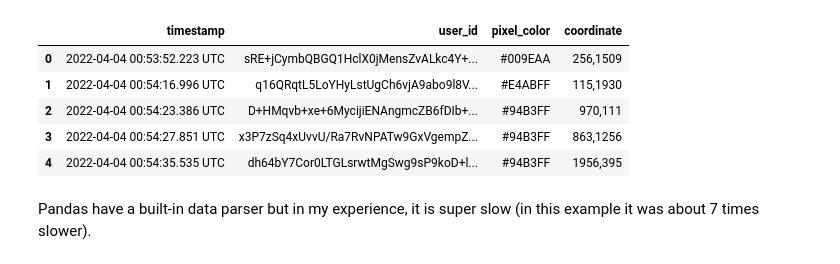
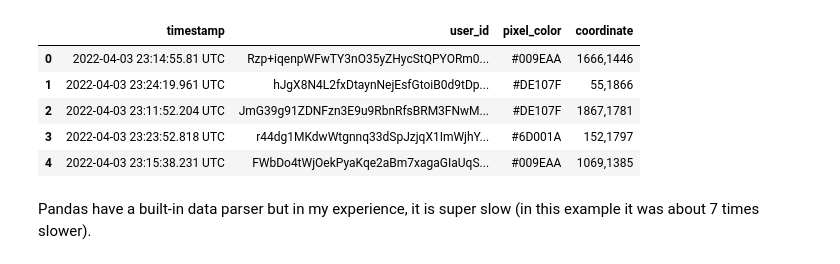
Before and after one commit to D-Mielewczyk/r-place-analysis, a Jupyter notebook: main.ipynb, the cells around one changed output. Drawn from its saved outputs; the diff is of its cells as text; code cells hidden in the pictures.

```diff
--- a/main.ipynb
+++ b/main.ipynb
@@ -1,22 +1,22 @@
 # %%
 import pandas as pd
 import numpy as np
 import datetime
 
 dfs = []
 # Data is split into 79 files
-for i in range(1,10):
+for i in range(3,5):
     df = pd.read_csv(f"data/2022_place_canvas_history-00000000000{i}.csv.gzip", compression="gzip")
     dfs.append(df)
 df = pd.concat(dfs)
 df.head()
 # %% [output]
 |  | timestamp | user_id | pixel_color | coordinate |
-| 0 | 2022-04-04 00:53:52.223 UTC | sRE+jCymbQBGQ1HclX0jMensZvALkc4Y+... | #009EAA | 256,1509 |
-| 1 | 2022-04-04 00:54:16.996 UTC | q16QRqtL5LoYHyLstUgCh6vjA9abo9l8V... | #E4ABFF | 115,1930 |
-| 2 | 2022-04-04 00:54:23.386 UTC | D+HMqvb+xe+6MycijiENAngmcZB6fDIb+... | #94B3FF | 970,111 |
-| 3 | 2022-04-04 00:54:27.851 UTC | x3P7zSq4xUvvU/Ra7RvNPATw9GxVgempZ... | #94B3FF | 863,1256 |
-| 4 | 2022-04-04 00:54:35.535 UTC | dh64bY7Cor0LTGLsrwtMgSwg9sP9koD+l... | #94B3FF | 1956,395 |
+| 0 | 2022-04-03 23:14:55.81 UTC | Rzp+iqenpWFwTY3nO35yZHycStQPYORm0... | #009EAA | 1666,1446 |
+| 1 | 2022-04-03 23:24:19.961 UTC | hJgX8N4L2fxDtaynNejEsfGtoiB0d9tDp... | #DE107F | 55,1866 |
+| 2 | 2022-04-03 23:11:52.204 UTC | JmG39g91ZDNFzn3E9u9RbnRfsBRM3FNwM... | #DE107F | 1867,1781 |
+| 3 | 2022-04-03 23:23:52.818 UTC | r44dg1MKdwWtgnnq33dSpJzjqX1ImWjhY... | #6D001A | 152,1797 |
+| 4 | 2022-04-03 23:15:38.231 UTC | FWbDo4tWjOekPyaKqe2aBm7xagaGIaUqS... | #009EAA | 1069,1385 |
 # %% [markdown]
 Pandas have a built-in data parser but in my experience, it is super slow (in this example it was about 7 times slower).
 # %%
```
Also changed, not shown: parts of 13 cells of this notebook, 9 other files.
